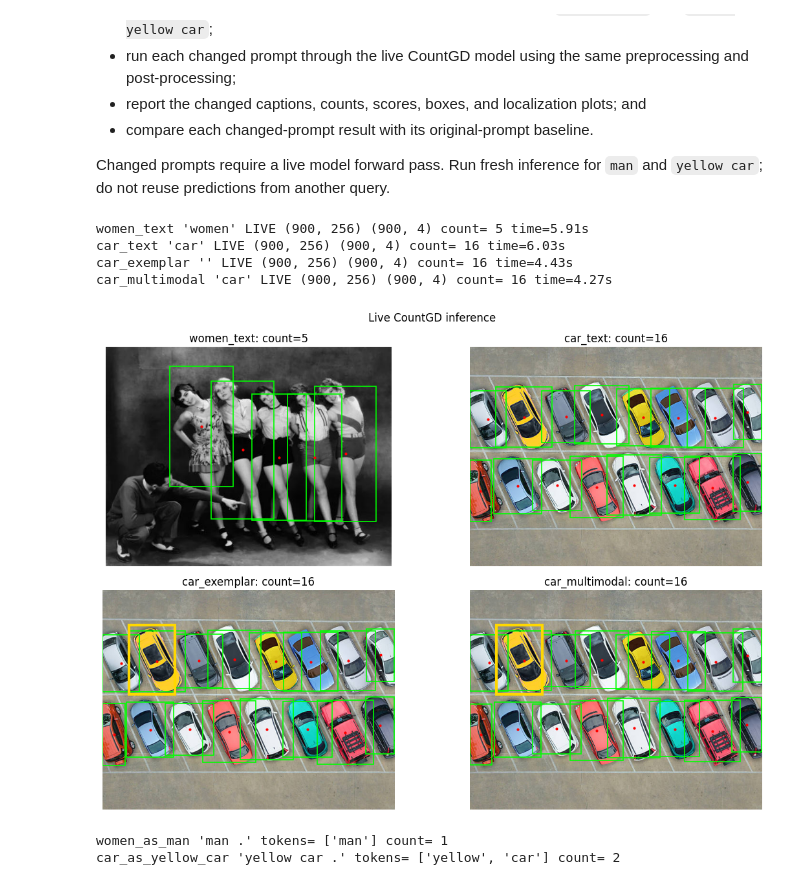
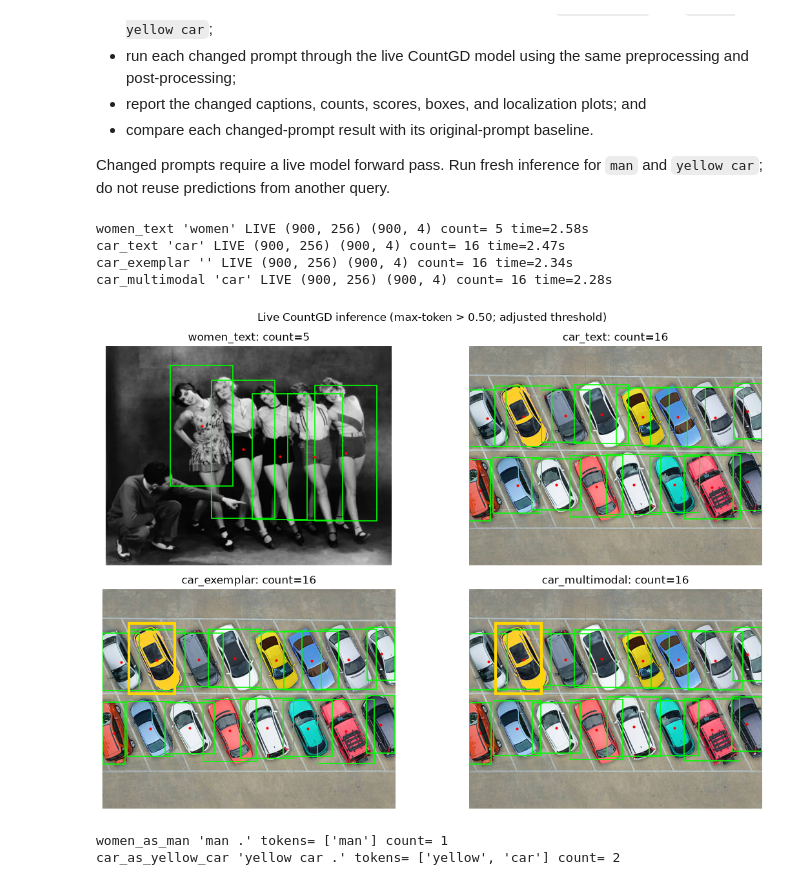
Before and after one commit to Konikelel/MultiModalCounting, a Jupyter notebook: Team02_SC5006_Project1.ipynb, the cells around one changed output. Cells and saved outputs as stored; diff of their text form; code cells hidden in the pictures.

```diff
--- a/Team02_SC5006_Project1.ipynb
+++ b/Team02_SC5006_Project1.ipynb
@@ -481,39 +566,44 @@ REQUESTS = [
 
 PREDICTIONS = {}
 for name, image_name, query, exemplar_boxes in REQUESTS:
     t0 = time.time()
     PHRASE_THRESHOLD = 0.50
     prediction = predict_countgd(image_name, query, exemplar_boxes, threshold=PHRASE_THRESHOLD)
     PREDICTIONS[name] = prediction
     print(name, repr(query), "LIVE", prediction["raw"]["confidences"].shape,
           prediction["raw"]["boxes"].shape, "count=", prediction["result"]["count"],
           f"time={time.time()-t0:.2f}s")
 
+# Reference-count regression check at our adjusted max-token threshold (0.50).
+# The teacher baseline uses 0.23; matching counts alone does not prove improvement.
+expected = {"women_text": 5, "car_text": 16, "car_exemplar": 16, "car_multimodal": 16}
+assert {name: value["result"]["count"] for name, value in PREDICTIONS.items()} == expected
+
 # Keep these aliases for the prompt-sensitivity experiment below.
 RAW = {name: value["raw"] for name, value in PREDICTIONS.items()}
 RESULTS = {name: value["result"] for name, value in PREDICTIONS.items()}
 
 fig, axes = plt.subplots(2, 2, figsize=(12, 8))
 for ax, (name, prediction) in zip(axes.flat, PREDICTIONS.items()):
     case, result = prediction["case"], prediction["result"]
     ax.imshow(case["image"])
     for score, (x1, y1, x2, y2), (x, y) in zip(result["scores"], result["boxes"], result["centers"]):
         ax.add_patch(Rectangle((x1, y1), x2-x1, y2-y1, fill=False, ec="lime", lw=1.2))
         ax.plot(x, y, "r.", ms=4)
     for x1, y1, x2, y2 in case["boxes"]:
         ax.add_patch(Rectangle((x1, y1), x2-x1, y2-y1, fill=False, ec="gold", lw=3))
     ax.set_title(f"{name}: count={result['count']}")
     ax.axis("off")
-fig.suptitle("Live CountGD inference")
+fig.suptitle("Live CountGD inference (max-token > 0.50; adjusted threshold)")
 fig.tight_layout()
 fig.savefig(OUTPUT / "official_countgd_car_women_tests.png", dpi=170, bbox_inches="tight")
 plt.show()
 # %% [output]
-women_text 'women' LIVE (900, 256) (900, 4) count= 5 time=5.91s
-car_text 'car' LIVE (900, 256) (900, 4) count= 16 time=6.03s
-car_exemplar '' LIVE (900, 256) (900, 4) count= 16 time=4.43s
-car_multimodal 'car' LIVE (900, 256) (900, 4) count= 16 time=4.27s
+women_text 'women' LIVE (900, 256) (900, 4) count= 5 time=2.58s
+car_text 'car' LIVE (900, 256) (900, 4) count= 16 time=2.47s
+car_exemplar '' LIVE (900, 256) (900, 4) count= 16 time=2.34s
+car_multimodal 'car' LIVE (900, 256) (900, 4) count= 16 time=2.28s
-[figure, old version]
+[figure, new version]
 # %%
 PROMPT_VARIANTS = [
     prepare_case("women_as_man", "women.jpg", text="man"),
```
Also changed, not shown: parts of 7 cells of this notebook.
